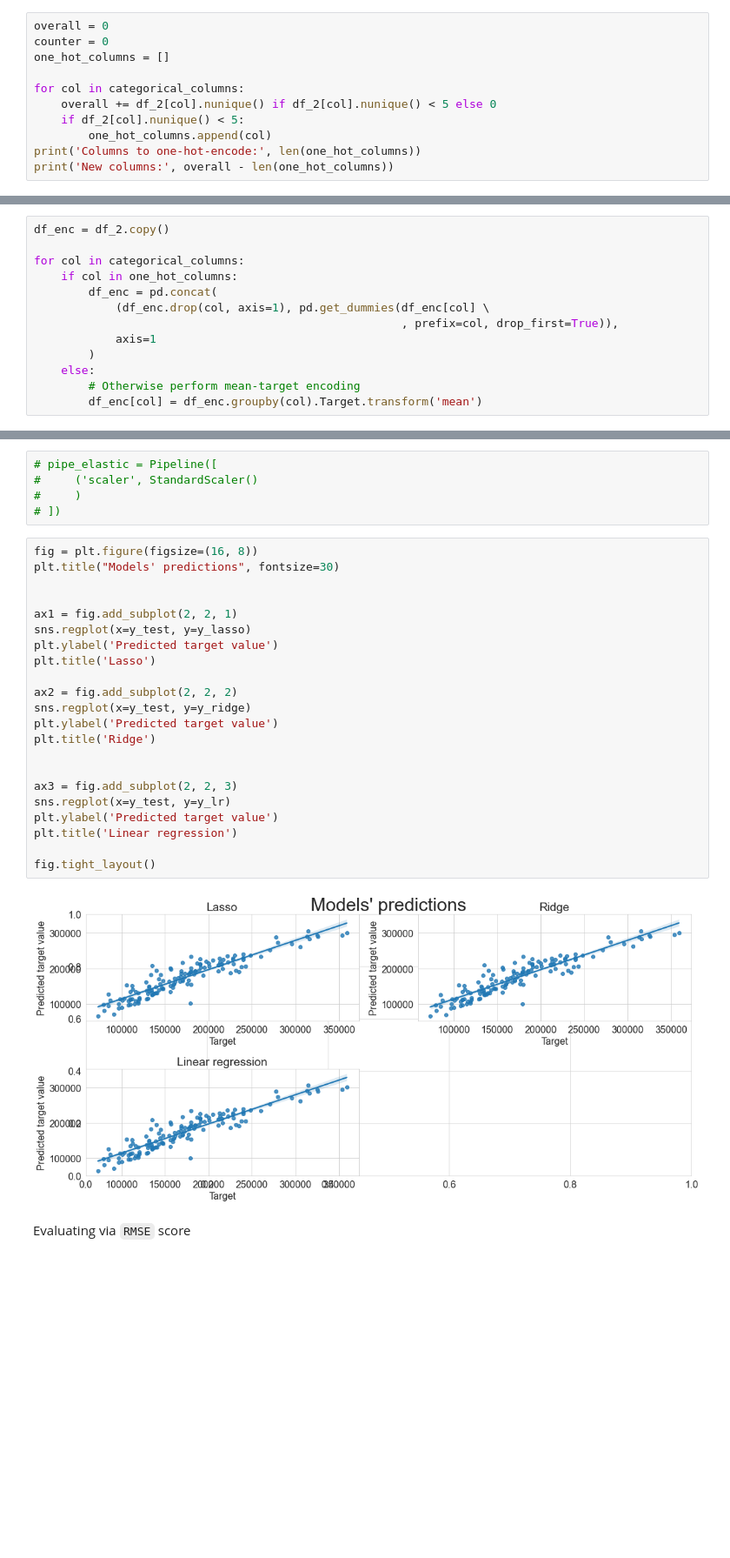
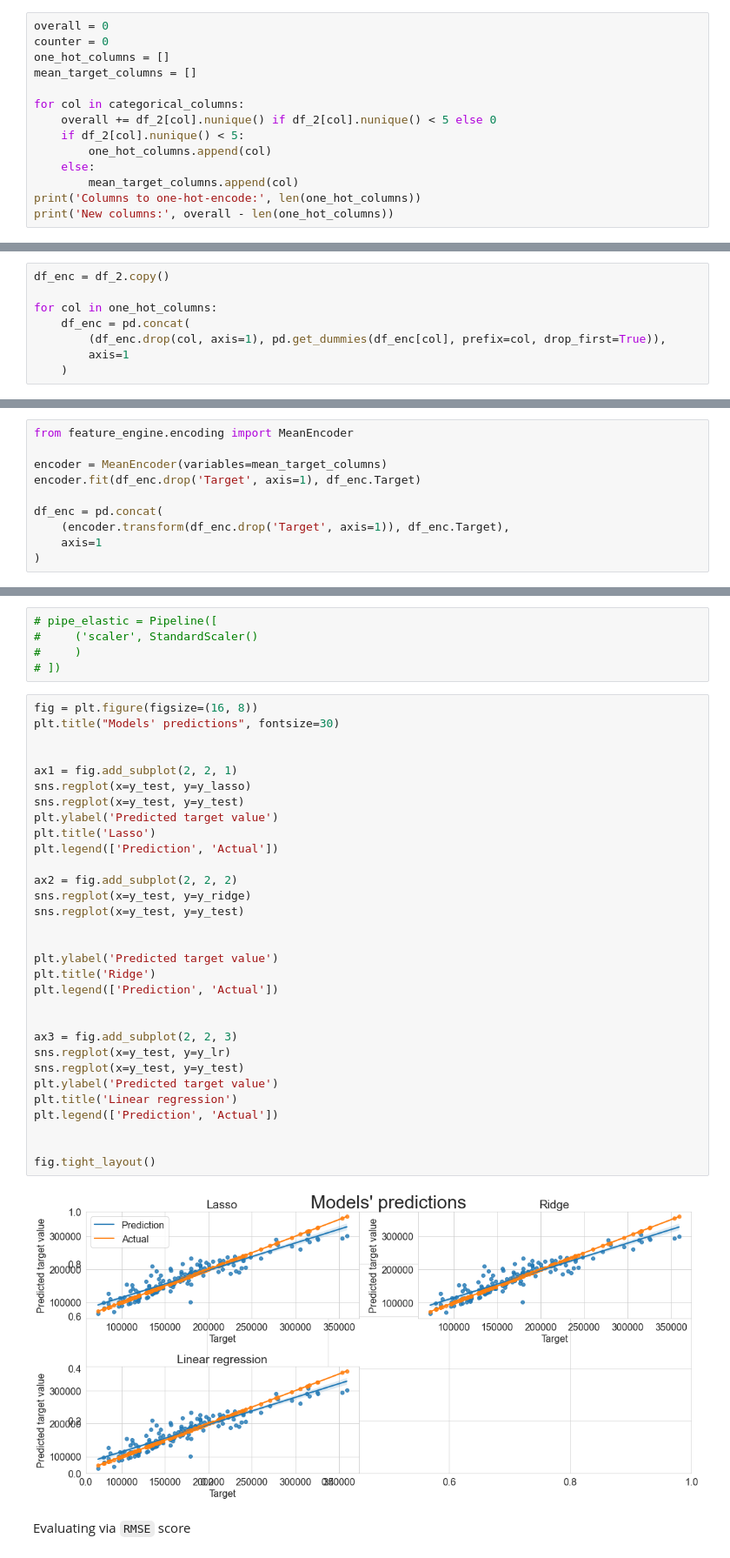
Before and after one commit to GoldenGarr/House-prices-reg, a Jupyter notebook: house_prices.ipynb, the cells around one changed output, grey strips where cells are left out. Shown at 87% size. Saved outputs shown, nothing was run; the diff lists cells and outputs as text; blank space fills up the shorter version.

```diff
--- a/house_prices.ipynb
+++ b/house_prices.ipynb
@@ -366,11 +366,14 @@ len(categorical_columns)
 overall = 0
 counter = 0
 one_hot_columns = []
+mean_target_columns = []
 
 for col in categorical_columns:
     overall += df_2[col].nunique() if df_2[col].nunique() < 5 else 0
     if df_2[col].nunique() < 5:
         one_hot_columns.append(col)
+    else:
+        mean_target_columns.append(col)
 print('Columns to one-hot-encode:', len(one_hot_columns))
 print('New columns:', overall - len(one_hot_columns))
 # %% [output]
@@ -381,13 +384,8 @@ Perform one-hot encoding for some of the categorical columns
 # %%
 df_enc = df_2.copy()
 
-for col in categorical_columns:
-    if col in one_hot_columns:
-        df_enc = pd.concat(
-            (df_enc.drop(col, axis=1), pd.get_dummies(df_enc[col] \
-                                                      , prefix=col, drop_first=True)),
-            axis=1
-        )
-    else:
-        # Otherwise perform mean-target encoding
-        df_enc[col] = df_enc.groupby(col).Target.transform('mean')
+for col in one_hot_columns:
+    df_enc = pd.concat(
+        (df_enc.drop(col, axis=1), pd.get_dummies(df_enc[col], prefix=col, drop_first=True)),
+        axis=1
+    )
@@ -394,3 +394,13 @@ for col in categorical_columns:
+# %%
+from feature_engine.encoding import MeanEncoder
+
+encoder = MeanEncoder(variables=mean_target_columns)
+encoder.fit(df_enc.drop('Target', axis=1), df_enc.Target)
+
+df_enc = pd.concat(
+    (encoder.transform(df_enc.drop('Target', axis=1)), df_enc.Target),
+    axis=1
+)
 # %%
 df_enc.head()
 # %% [output]
@@ -496,27 +502,36 @@ Elastic net regression:
 # %%
 fig = plt.figure(figsize=(16, 8))
 plt.title("Models' predictions", fontsize=30)
 
 
 ax1 = fig.add_subplot(2, 2, 1)
 sns.regplot(x=y_test, y=y_lasso)
+sns.regplot(x=y_test, y=y_test)
 plt.ylabel('Predicted target value')
 plt.title('Lasso')
+plt.legend(['Prediction', 'Actual'])
 
 ax2 = fig.add_subplot(2, 2, 2)
 sns.regplot(x=y_test, y=y_ridge)
+sns.regplot(x=y_test, y=y_test)
+
+
 plt.ylabel('Predicted target value')
 plt.title('Ridge')
+plt.legend(['Prediction', 'Actual'])
 
 
 ax3 = fig.add_subplot(2, 2, 3)
 sns.regplot(x=y_test, y=y_lr)
+sns.regplot(x=y_test, y=y_test)
 plt.ylabel('Predicted target value')
 plt.title('Linear regression')
+plt.legend(['Prediction', 'Actual'])
+
 
 fig.tight_layout()
 # %% [output]
-[figure, old version]
+[figure, new version]
 # %% [markdown]
 Evaluating via `RMSE` score
 # %%
```
Also changed, not shown: parts of 10 cells of this notebook.
